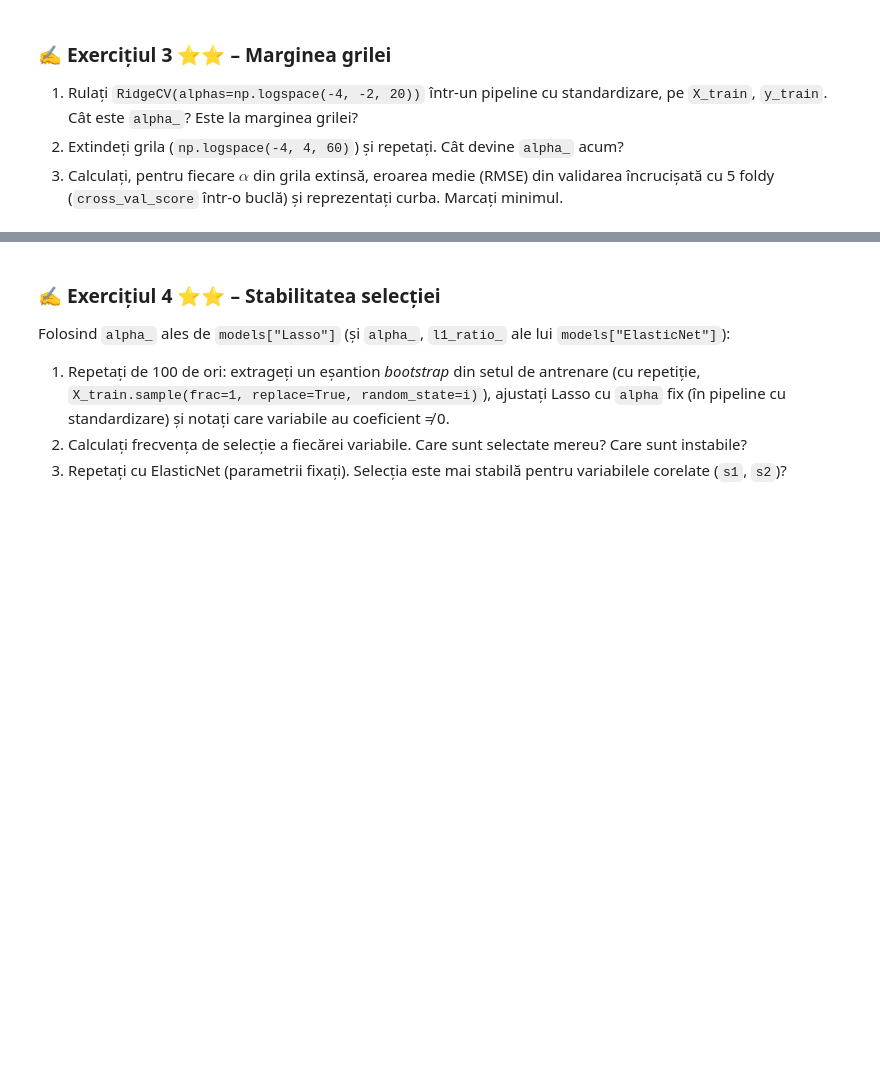
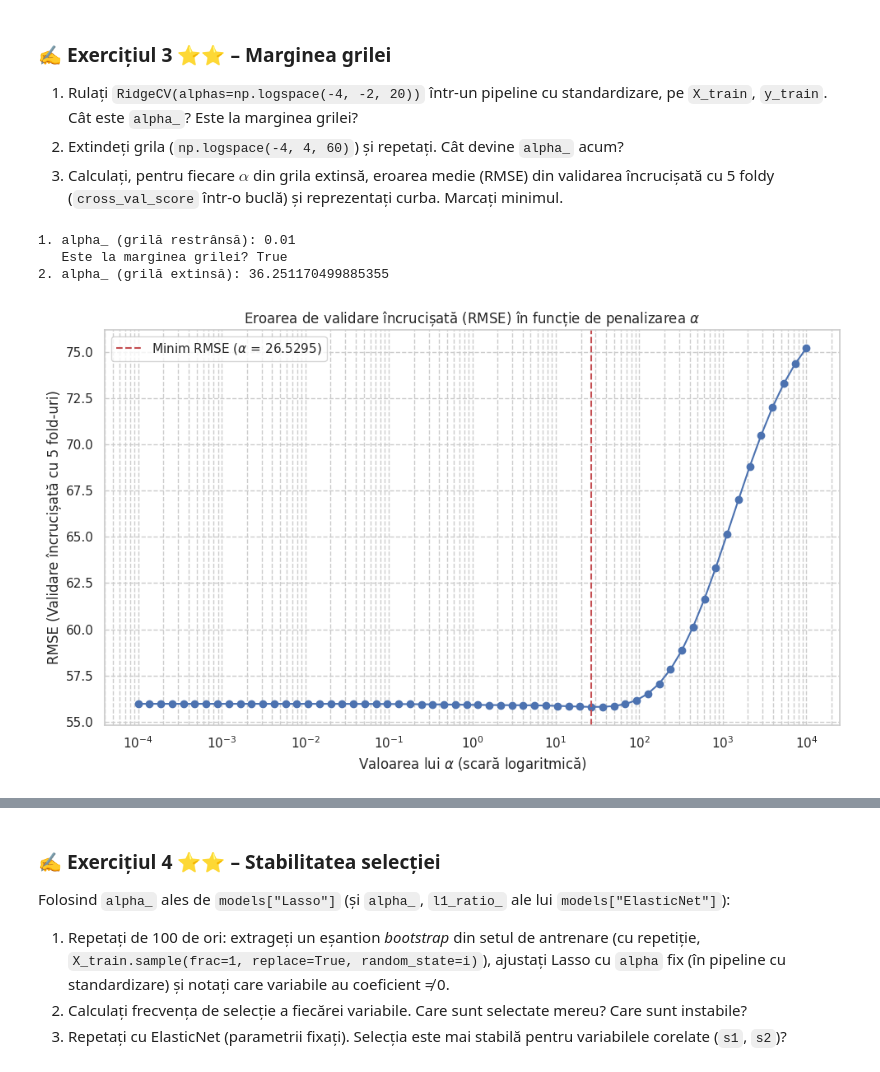
Before and after one commit to ralucapestritu/ML_Seminar_Pestritu-BoborocRaluca, a Jupyter notebook: curs_ridge_si_lasso.ipynb, the cells around one changed output, grey strips where cells are left out. Saved outputs shown, nothing was run; the diff lists cells and outputs as text; code cells hidden in the pictures; blank space fills up the shorter version.

```diff
--- a/curs_ridge_si_lasso.ipynb
+++ b/curs_ridge_si_lasso.ipynb
@@ -1283,0 +1359,66 @@ Folosind `Xs` (variabilele standardizate) și `y`:
+# %%
+# Codul vostru aici
+
+ridge_cv_1 = make_pipeline(
+    StandardScaler(), RidgeCV(alphas=np.logspace(-4, -2, 20), cv=5)
+)
+ridge_cv_1.fit(X_train, y_train)
+
+alpha_1 = ridge_cv_1.named_steps['ridgecv'].alpha_
+print(f'1. alpha_ (grilă restrânsă): {alpha_1}')
+print(
+    '   Este la marginea grilei?',
+    alpha_1 == np.logspace(-4, -2, 20)[-1]
+    or alpha_1 == np.logspace(-4, -2, 20)[0],
+)
+
+ridge_cv_2 = make_pipeline(
+    StandardScaler(), RidgeCV(alphas=np.logspace(-4, 4, 60), cv=5)
+)
+ridge_cv_2.fit(X_train, y_train)
+
+alpha_2 = ridge_cv_2.named_steps['ridgecv'].alpha_
+print(f'2. alpha_ (grilă extinsă): {alpha_2}')
+
+
+alphas_ext = np.logspace(-4, 4, 60)
+rmse_scores = []
+
+for a in alphas_ext:
+  scores = cross_val_score(
+      make_pipeline(StandardScaler(), RidgeCV(alphas=[a])),
+      X_train,
+      y_train,
+      cv=5,
+      scoring='neg_root_mean_squared_error',
+  )
+  rmse_scores.append(-scores.mean())
+
+
+min_rmse = min(rmse_scores)
+best_alpha_idx = np.argmin(rmse_scores)
+best_alpha = alphas_ext[best_alpha_idx]
+
+plt.figure(figsize=(10, 6))
+plt.plot(alphas_ext, rmse_scores, marker='o', linestyle='-', color='b')
+plt.xscale('log')
+plt.axvline(
+    best_alpha,
+    color='r',
+    linestyle='--',
+    label=f'Minim RMSE ($\\alpha$ = {best_alpha:.4f})',
+)
+plt.xlabel('Valoarea lui $\\alpha$ (scară logaritmică)')
+plt.ylabel('RMSE (Validare încrucișată cu 5 fold-uri)')
+plt.title(
+    'Eroarea de validare încrucișată (RMSE) în funcție de penalizarea $\\alpha$'
+)
+plt.grid(True, which='both', ls='--')
+plt.legend()
+plt.tight_layout()
+plt.show()
+# %% [output]
+1. alpha_ (grilă restrânsă): 0.01
+   Este la marginea grilei? True
+2. alpha_ (grilă extinsă): 36.251170499885355
+[figure, added]
```
Also changed, not shown: parts of 8 cells of this notebook.
